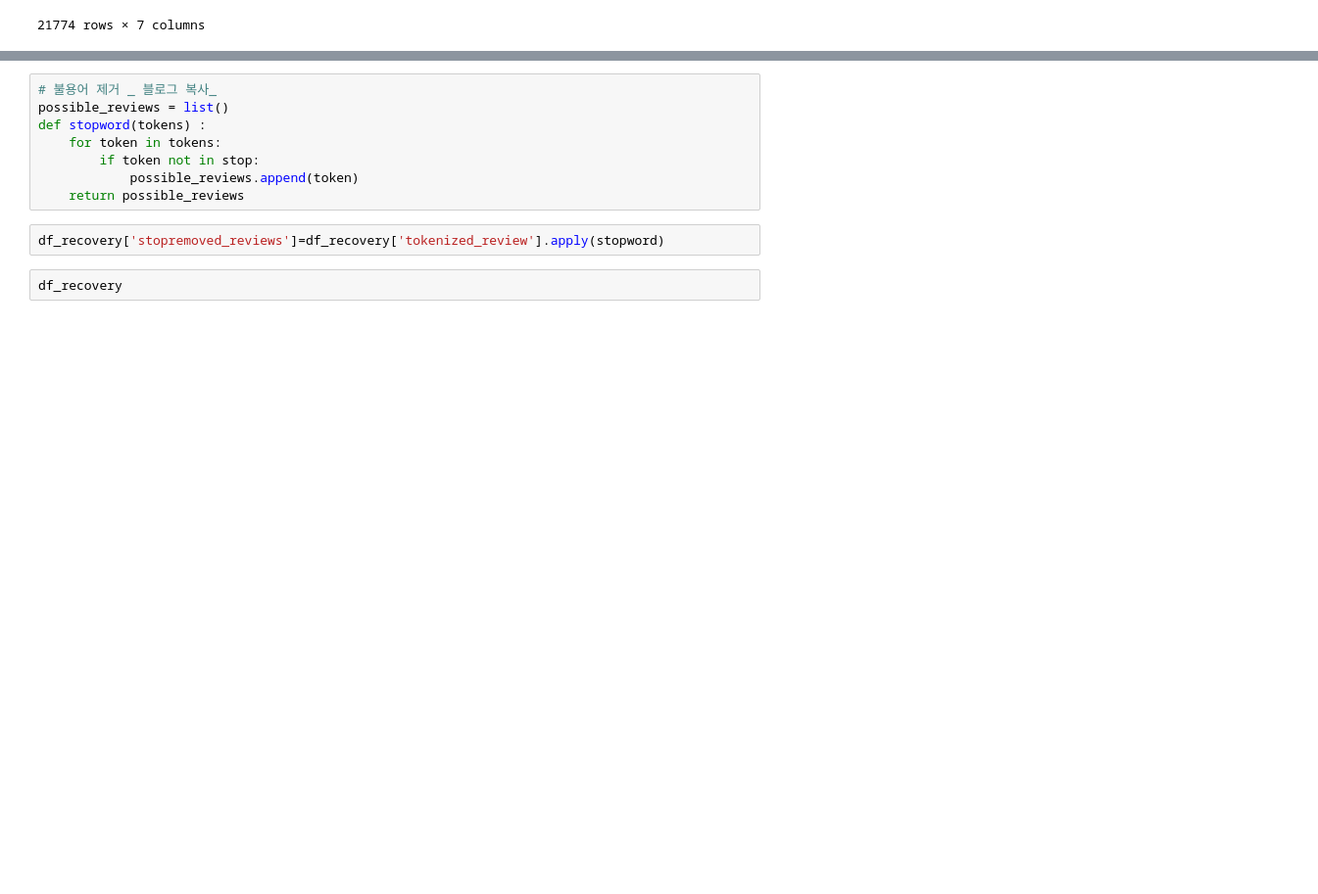
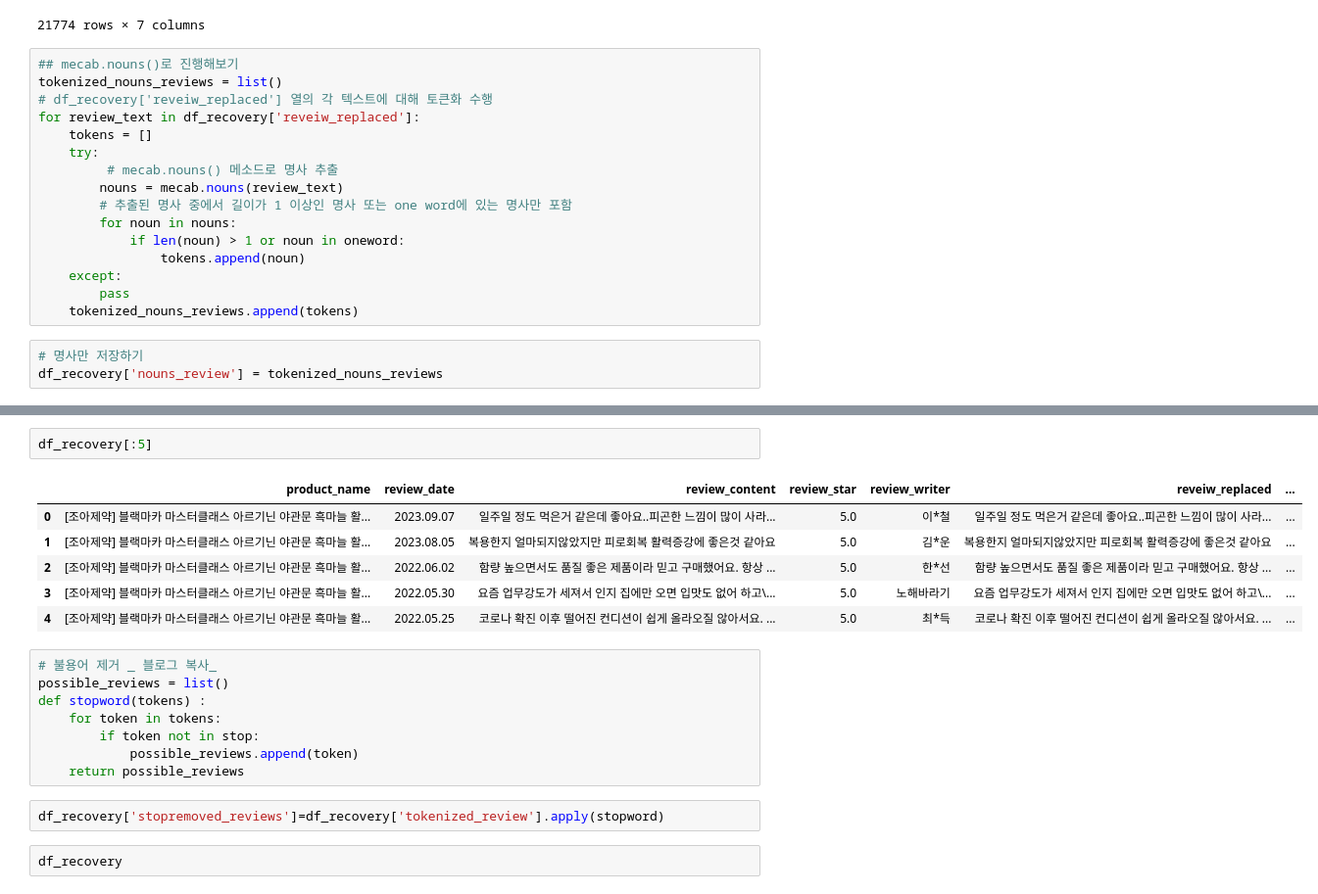
Before and after one commit to SSSanga/project_nutrients, a Jupyter notebook: gatheringdatas/codes/recovery_preprocess.ipynb, the cells around one changed output, grey strips where cells are left out. Shown at 98% size. Drawn from its saved outputs; the diff is of its cells as text; blank space fills up the shorter version.

```diff
--- a/gatheringdatas/codes/recovery_preprocess.ipynb
+++ b/gatheringdatas/codes/recovery_preprocess.ipynb
@@ -181,4 +181,23 @@ df_recovery
 | 21772 | 푸드올로지 윤성빈PICK 에너지붐 /고함량 액상 아르기닌/ ... | 2022.04.06 | 배송 보통이에요 성능 보통이에요 유통기한 보통이에요\n지인 ... | 5.0 | 채슨생 | 배송 보통이에요 성능 보통이에요 유통기한 보통이에요\n지인 ... | ... |
 | 21773 | 푸드올로지 윤성빈PICK 에너지붐 /고함량 액상 아르기닌/ ... | 2022.03.27 | 배송 보통이에요 성능 성능이 뛰어나요 유통기한 보통이에요 | 5.0 | smcd*** | 배송 보통이에요 성능 성능이 뛰어나요 유통기한 보통이에요 | ... |
 21774 rows × 7 columns
+# %%
+## mecab.nouns()로 진행해보기
+tokenized_nouns_reviews = list()
+# df_recovery['reveiw_replaced'] 열의 각 텍스트에 대해 토큰화 수행
+for review_text in df_recovery['reveiw_replaced']:
+    tokens = []
+    try:
+         # mecab.nouns() 메소드로 명사 추출
+        nouns = mecab.nouns(review_text)
+        # 추출된 명사 중에서 길이가 1 이상인 명사 또는 one word에 있는 명사만 포함
+        for noun in nouns:
+            if len(noun) > 1 or noun in oneword:
+                tokens.append(noun)
+    except:
+        pass
+    tokenized_nouns_reviews.append(tokens)
+# %%
+# 명사만 저장하기
+df_recovery['nouns_review'] = tokenized_nouns_reviews
 # %%
@@ -186,3 +245,12 @@ mecab.pos(review_text)
+# %%
+df_recovery[:5]
+# %% [output]
+|  | product_name | review_date | review_content | review_star | review_writer | reveiw_replaced | ... |
+| 0 | [조아제약] 블랙마카 마스터클래스 아르기닌 야관문 흑마늘 활... | 2023.09.07 | 일주일 정도 먹은거 같은데 좋아요..피곤한 느낌이 많이 사라... | 5.0 | 이*철 | 일주일 정도 먹은거 같은데 좋아요..피곤한 느낌이 많이 사라... | ... |
+| 1 | [조아제약] 블랙마카 마스터클래스 아르기닌 야관문 흑마늘 활... | 2023.08.05 | 복용한지 얼마되지않았지만 피로회복 활력증강에 좋은것 같아요 | 5.0 | 김*운 | 복용한지 얼마되지않았지만 피로회복 활력증강에 좋은것 같아요 | ... |
+| 2 | [조아제약] 블랙마카 마스터클래스 아르기닌 야관문 흑마늘 활... | 2022.06.02 | 함량 높으면서도 품질 좋은 제품이라 믿고 구매했어요. 항상 ... | 5.0 | 한*선 | 함량 높으면서도 품질 좋은 제품이라 믿고 구매했어요. 항상 ... | ... |
+| 3 | [조아제약] 블랙마카 마스터클래스 아르기닌 야관문 흑마늘 활... | 2022.05.30 | 요즘 업무강도가 세져서 인지 집에만 오면 입맛도 없어 하고\... | 5.0 | 노해바라기 | 요즘 업무강도가 세져서 인지 집에만 오면 입맛도 없어 하고\... | ... |
+| 4 | [조아제약] 블랙마카 마스터클래스 아르기닌 야관문 흑마늘 활... | 2022.05.25 | 코로나 확진 이후 떨어진 컨디션이 쉽게 올라오질 않아서요. ... | 5.0 | 최*득 | 코로나 확진 이후 떨어진 컨디션이 쉽게 올라오질 않아서요. ... | ... |
 # %%
 # 불용어 제거 _ 블로그 복사_
 possible_reviews = list()
```
Also changed, not shown: parts of 3 cells of this notebook.
